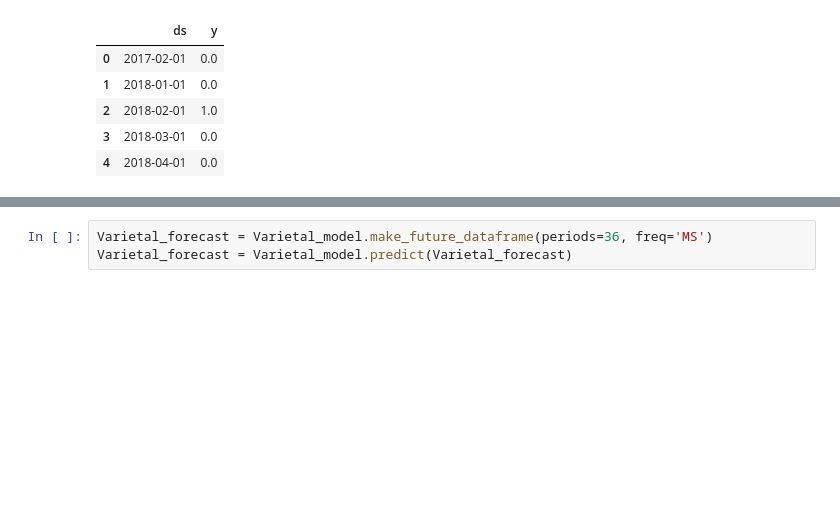
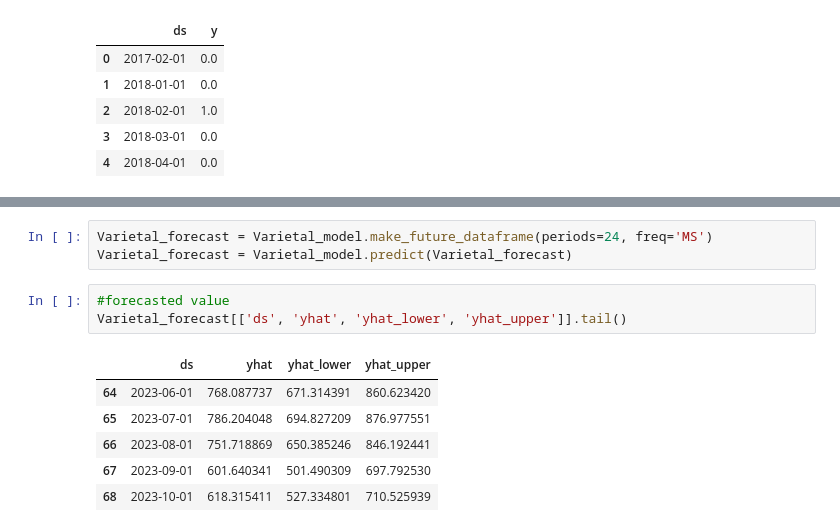
Before and after one commit to fengtastics/111-Capstone, a Jupyter notebook: Arterra_Project.ipynb, the cells around one changed output, grey strips where cells are left out. Drawn from its saved outputs; the diff is of its cells as text; blank space fills up the shorter version.

```diff
--- a/Arterra_Project.ipynb
+++ b/Arterra_Project.ipynb
@@ -259,5 +265,15 @@ INFO:fbprophet:Disabling weekly seasonality. Run prophet with weekly_seasonality
 INFO:fbprophet:Disabling daily seasonality. Run prophet with daily_seasonality=True to override this.
 <fbprophet.forecaster.Prophet at 0x...>
 # %%
-Varietal_forecast = Varietal_model.make_future_dataframe(periods=36, freq='MS')
+Varietal_forecast = Varietal_model.make_future_dataframe(periods=24, freq='MS')
 Varietal_forecast = Varietal_model.predict(Varietal_forecast)
+# %%
+#forecasted value
+Varietal_forecast[['ds', 'yhat', 'yhat_lower', 'yhat_upper']].tail()
+# %% [output]
+|  | ds | yhat | yhat_lower | yhat_upper |
+| 64 | 2023-06-01 | 768.087737 | 671.314391 | 860.623420 |
+| 65 | 2023-07-01 | 786.204048 | 694.827209 | 876.977551 |
+| 66 | 2023-08-01 | 751.718869 | 650.385246 | 846.192441 |
+| 67 | 2023-09-01 | 601.640341 | 501.490309 | 697.792530 |
+| 68 | 2023-10-01 | 618.315411 | 527.334801 | 710.525939 |
```
Also changed, not shown: parts of 7 cells of this notebook.
